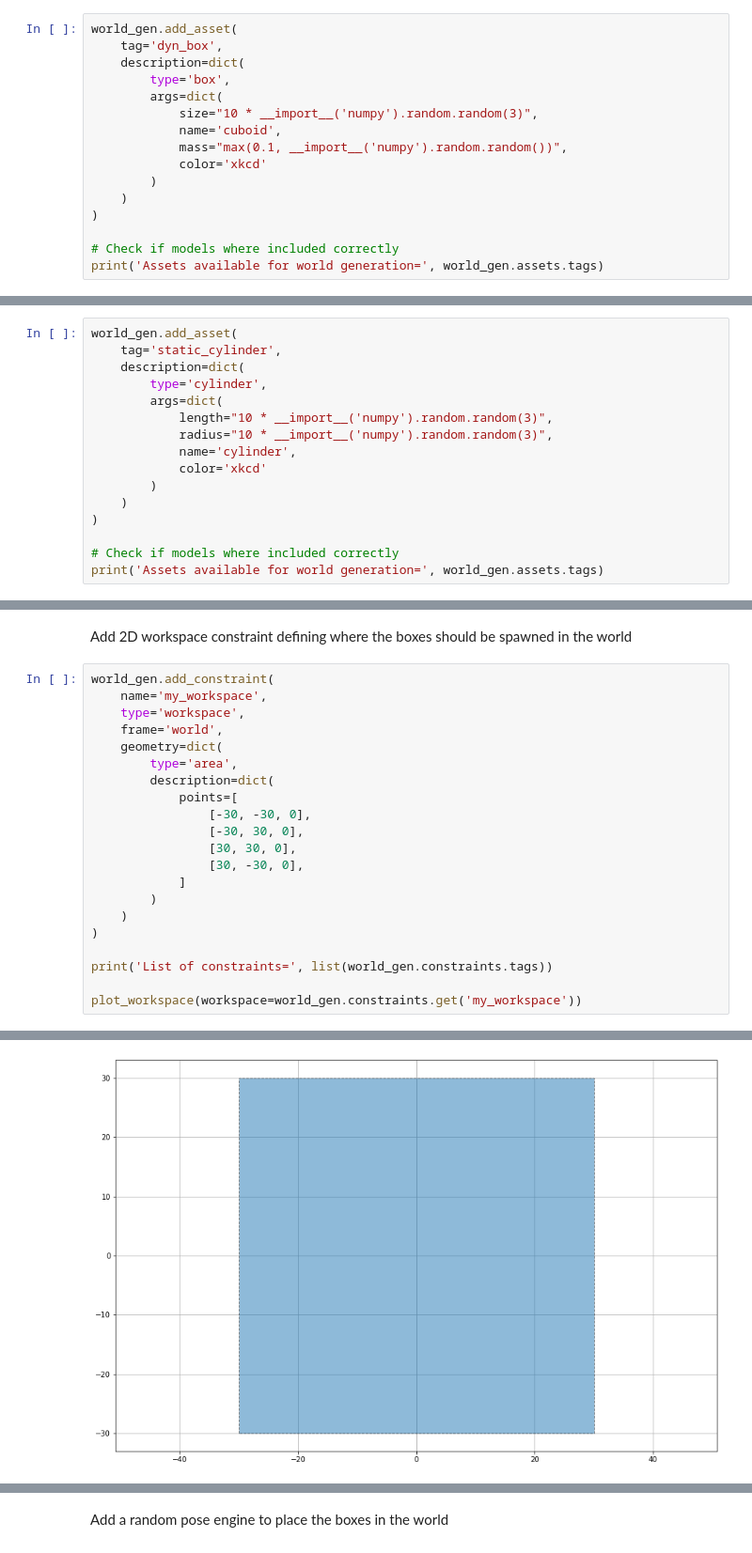
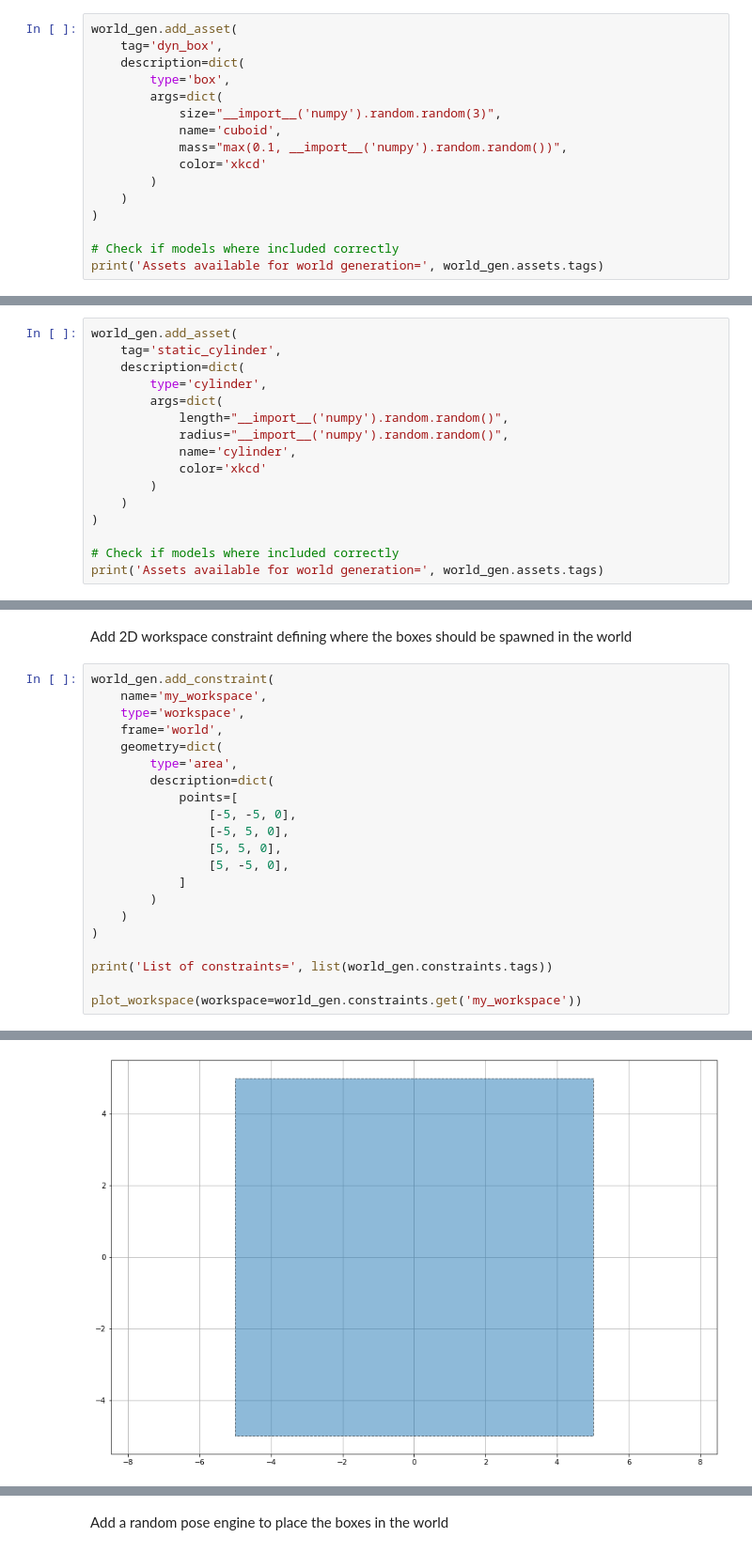
Before and after one commit to boschresearch/pcg_gazebo, a Jupyter notebook: examples/gen_grid_map.ipynb, the cells around one changed output, grey strips where cells are left out. Shown at 94% size. Drawn from its saved outputs; the diff is of its cells as text.

```diff
--- a/examples/gen_grid_map.ipynb
+++ b/examples/gen_grid_map.ipynb
@@ -11,7 +12,7 @@ world_gen.add_asset(
     description=dict(
         type='box',
         args=dict(
-            size="10 * __import__('numpy').random.random(3)",
+            size="__import__('numpy').random.random(3)",
             name='cuboid',
             mass="max(0.1, __import__('numpy').random.random())",
             color='xkcd'
@@ -29,8 +30,8 @@ world_gen.add_asset(
     description=dict(
         type='cylinder',
         args=dict(
-            length="10 * __import__('numpy').random.random(3)",
-            radius="10 * __import__('numpy').random.random(3)",
+            length="__import__('numpy').random.random()",
+            radius="__import__('numpy').random.random()",
             name='cylinder',
             color='xkcd'
         )
@@ -71,10 +72,10 @@ world_gen.add_constraint(
         type='area',
         description=dict(
             points=[
-                [-30, -30, 0],
-                [-30, 30, 0],
-                [30, 30, 0],
-                [30, -30, 0],
+                [-5, -5, 0],
+                [-5, 5, 0],
+                [5, 5, 0],
+                [5, -5, 0],
             ]
         )
     )
@@ -90,4 +89,4 @@ axis equal and grid
 (<Figure size 1080x720 with 1 Axes>,
  <matplotlib.axes._subplots.AxesSubplot at 0x...>)
-[figure, old version]
+[figure, new version]
 # %% [markdown]
```
Also changed, not shown: parts of 12 cells of this notebook.
